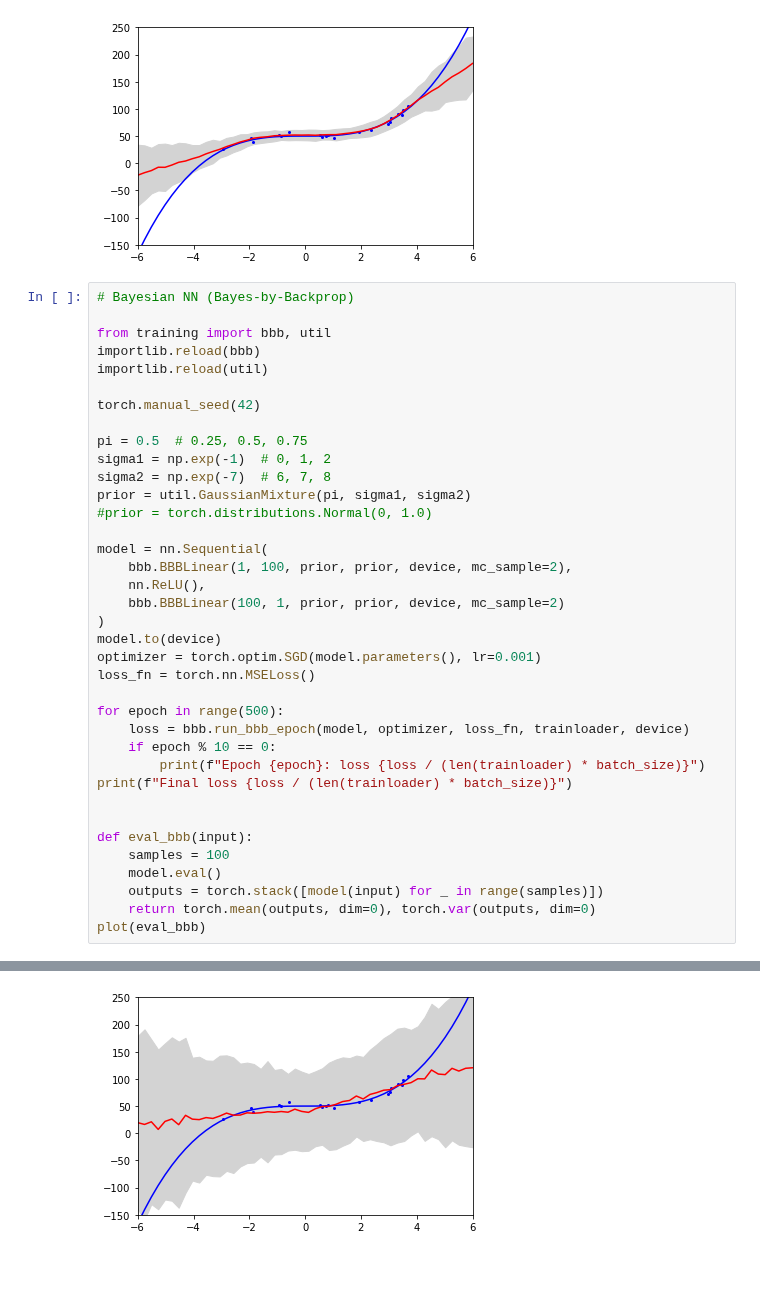
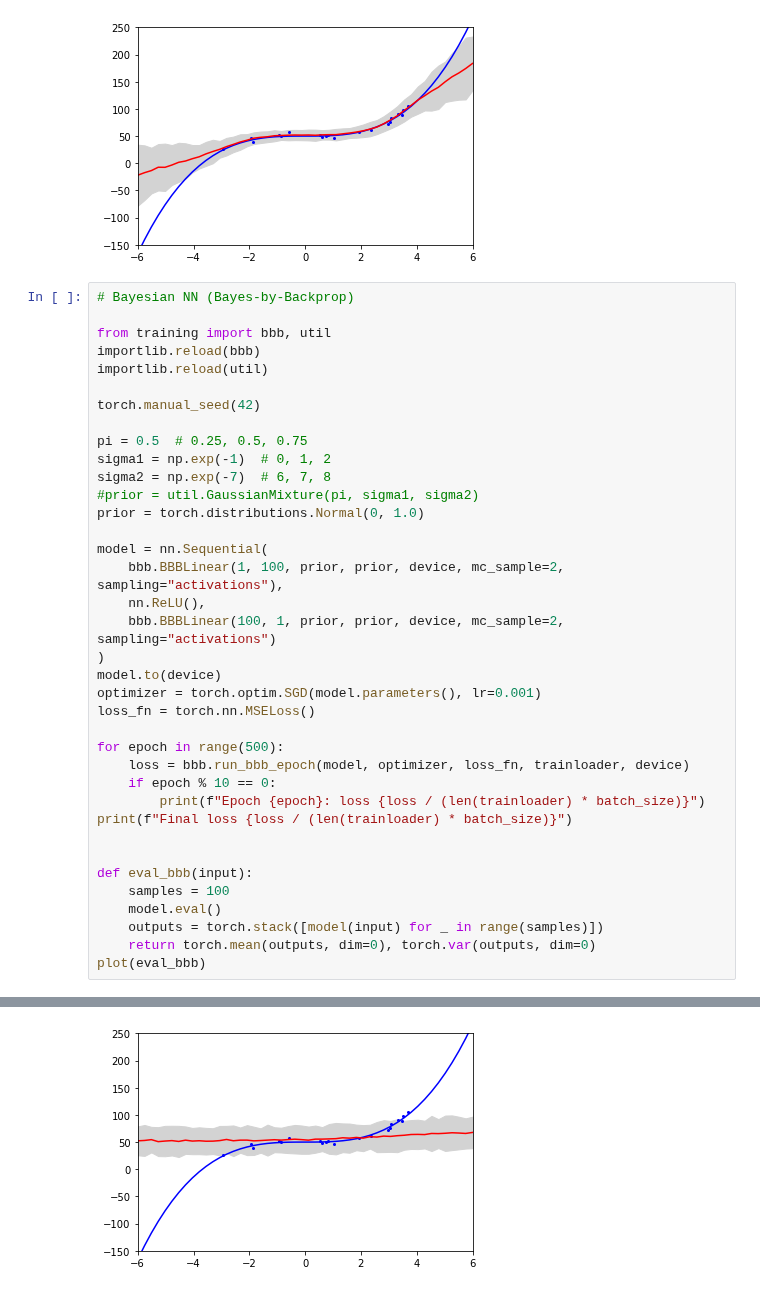
Before and after one commit to Feuermagier/VariationalBayesianDL, a Jupyter notebook: ToyRegression.ipynb, the cells around one changed output, grey strips where cells are left out. Drawn from its saved outputs; the diff is of its cells as text.

Commit message:
MC samples for BBB w/o local reparametrization

```diff
--- a/ToyRegression.ipynb
+++ b/ToyRegression.ipynb
@@ -271,13 +271,13 @@ torch.manual_seed(42)
 pi = 0.5  # 0.25, 0.5, 0.75
 sigma1 = np.exp(-1)  # 0, 1, 2
 sigma2 = np.exp(-7)  # 6, 7, 8
-prior = util.GaussianMixture(pi, sigma1, sigma2)
-#prior = torch.distributions.Normal(0, 1.0)
+#prior = util.GaussianMixture(pi, sigma1, sigma2)
+prior = torch.distributions.Normal(0, 1.0)
 
 model = nn.Sequential(
-    bbb.BBBLinear(1, 100, prior, prior, device, mc_sample=2),
+    bbb.BBBLinear(1, 100, prior, prior, device, mc_sample=2, sampling="activations"),
     nn.ReLU(),
-    bbb.BBBLinear(100, 1, prior, prior, device, mc_sample=2)
+    bbb.BBBLinear(100, 1, prior, prior, device, mc_sample=2, sampling="activations")
 )
 model.to(device)
 optimizer = torch.optim.SGD(model.parameters(), lr=0.001)
@@ -317 +317 @@ RMSE 82.08312225341797
-[figure, old version]
+[figure, new version]
```
Also changed, not shown: parts of 1 cell of this notebook, 1 other file.
